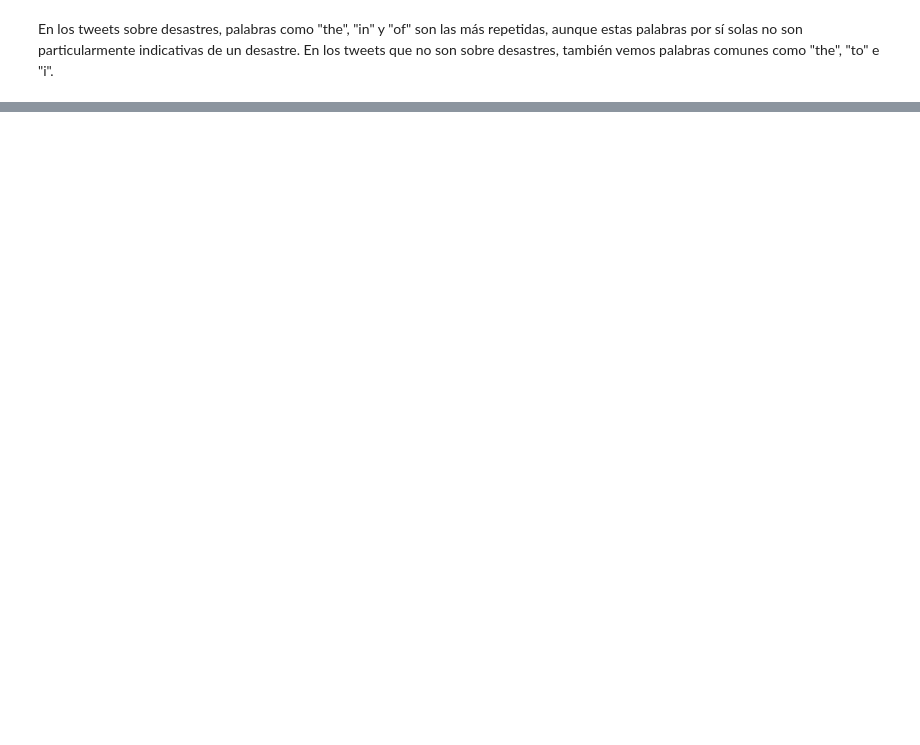
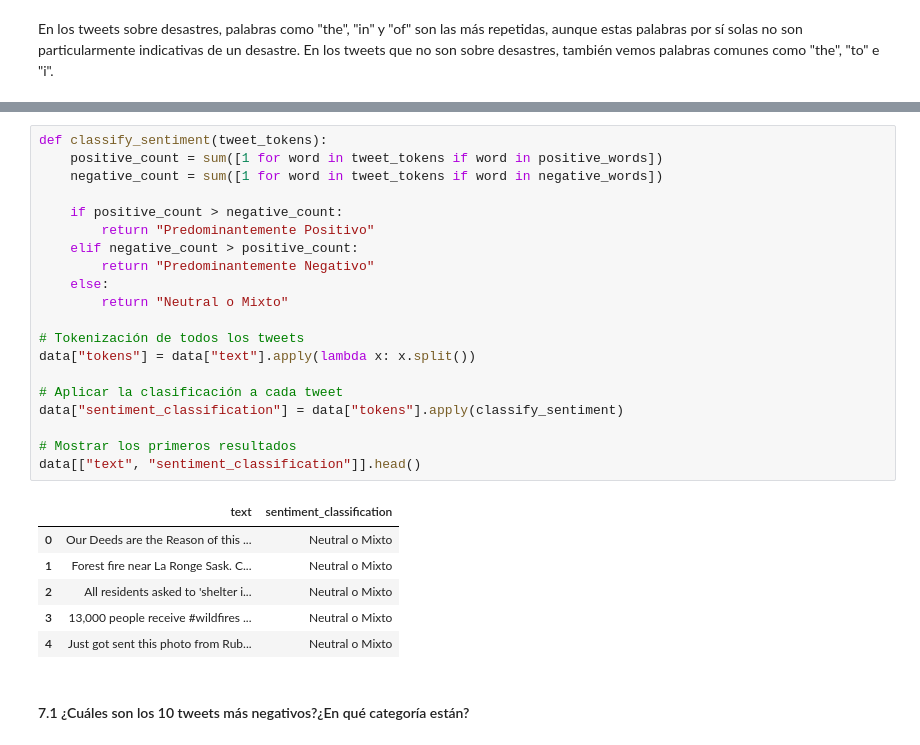
Before and after one commit to guzmanalejandra/DS-laboratorio5, a Jupyter notebook: main.ipynb, the cells around one changed output, grey strips where cells are left out. Saved outputs shown, nothing was run; the diff lists cells and outputs as text; blank space fills up the shorter version.

```diff
--- a/main.ipynb
+++ b/main.ipynb
@@ -282,0 +299,29 @@ disaster_sentiments, non_disaster_sentiments
+# %%
+def classify_sentiment(tweet_tokens):
+    positive_count = sum([1 for word in tweet_tokens if word in positive_words])
+    negative_count = sum([1 for word in tweet_tokens if word in negative_words])
+
+    if positive_count > negative_count:
+        return "Predominantemente Positivo"
+    elif negative_count > positive_count:
+        return "Predominantemente Negativo"
+    else:
+        return "Neutral o Mixto"
+
+# Tokenización de todos los tweets
+data["tokens"] = data["text"].apply(lambda x: x.split())
+
+# Aplicar la clasificación a cada tweet
+data["sentiment_classification"] = data["tokens"].apply(classify_sentiment)
+
+# Mostrar los primeros resultados
+data[["text", "sentiment_classification"]].head()
+# %% [output]
+|  | text | sentiment_classification |
+| 0 | Our Deeds are the Reason of this ... | Neutral o Mixto |
+| 1 | Forest fire near La Ronge Sask. C... | Neutral o Mixto |
+| 2 | All residents asked to 'shelter i... | Neutral o Mixto |
+| 3 | 13,000 people receive #wildfires ... | Neutral o Mixto |
+| 4 | Just got sent this photo from Rub... | Neutral o Mixto |
+# %% [markdown]
+#### 7.1 ¿Cuáles son los 10 tweets más negativos?¿En qué categoría están?
```
Also changed, not shown: parts of 14 cells of this notebook.
